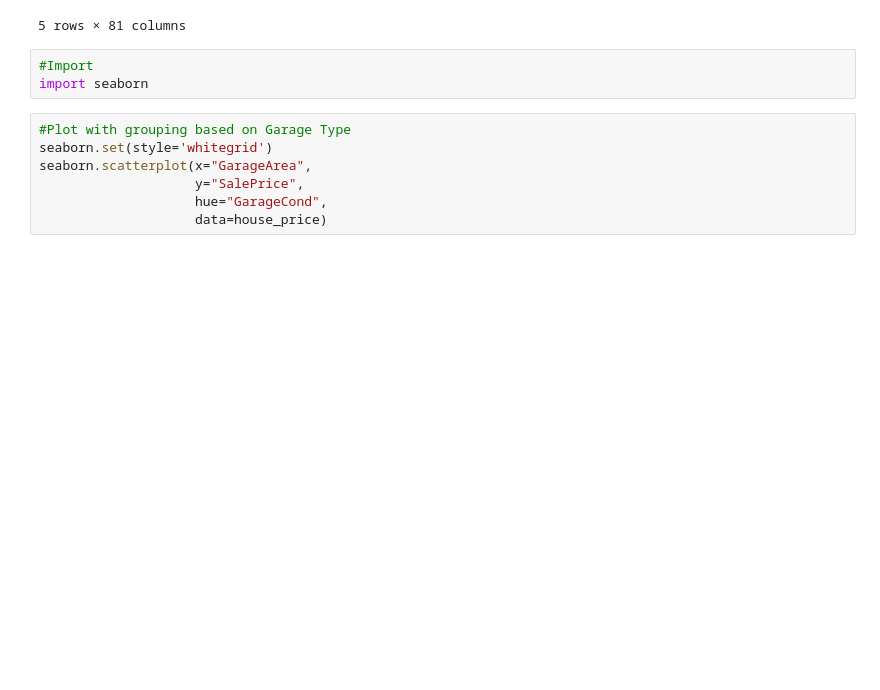
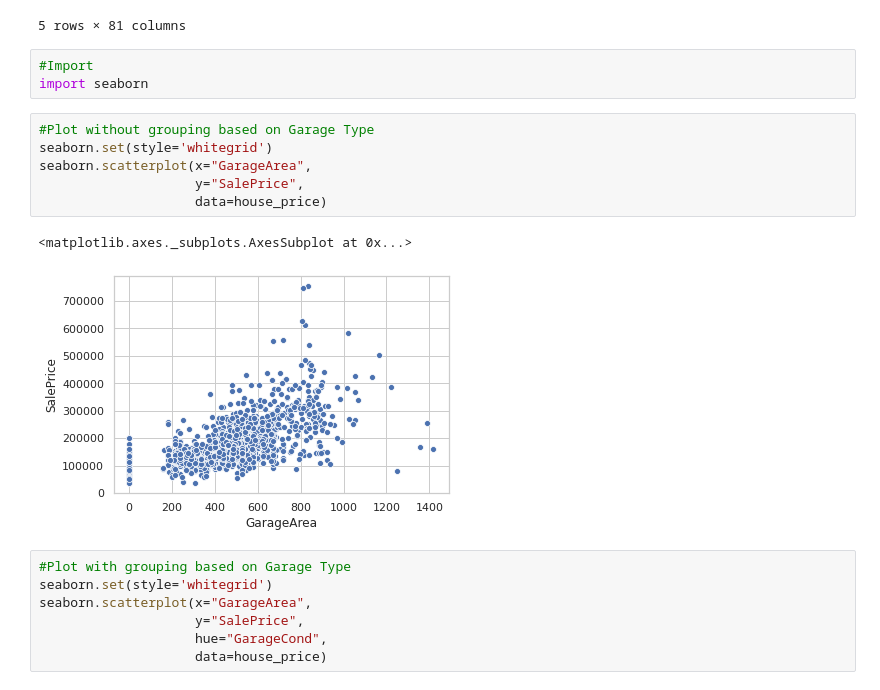
Before and after one commit to megangraciela/practice, a Jupyter notebook: Review_Practice.ipynb, the cells around one changed output. Saved outputs shown, nothing was run; the diff lists cells and outputs as text; blank space fills up the shorter version.

```diff
--- a/Review_Practice.ipynb
+++ b/Review_Practice.ipynb
@@ -29,6 +29,15 @@ GarageCond: Garage condition
 # %%
 #Import
 import seaborn
+# %%
+#Plot without grouping based on Garage Type
+seaborn.set(style='whitegrid')
+seaborn.scatterplot(x="GarageArea",
+					y="SalePrice",
+					data=house_price)
+# %% [output]
+<matplotlib.axes._subplots.AxesSubplot at 0x...>
+[figure, added]
 # %%
 #Plot with grouping based on Garage Type
 seaborn.set(style='whitegrid')
```
